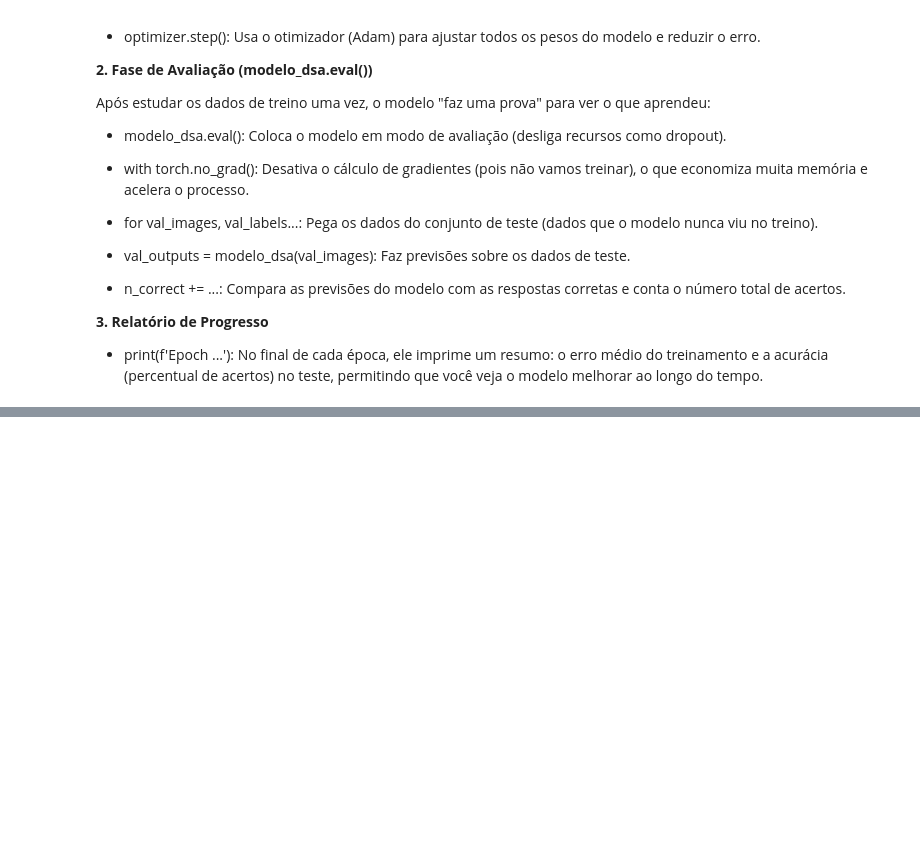
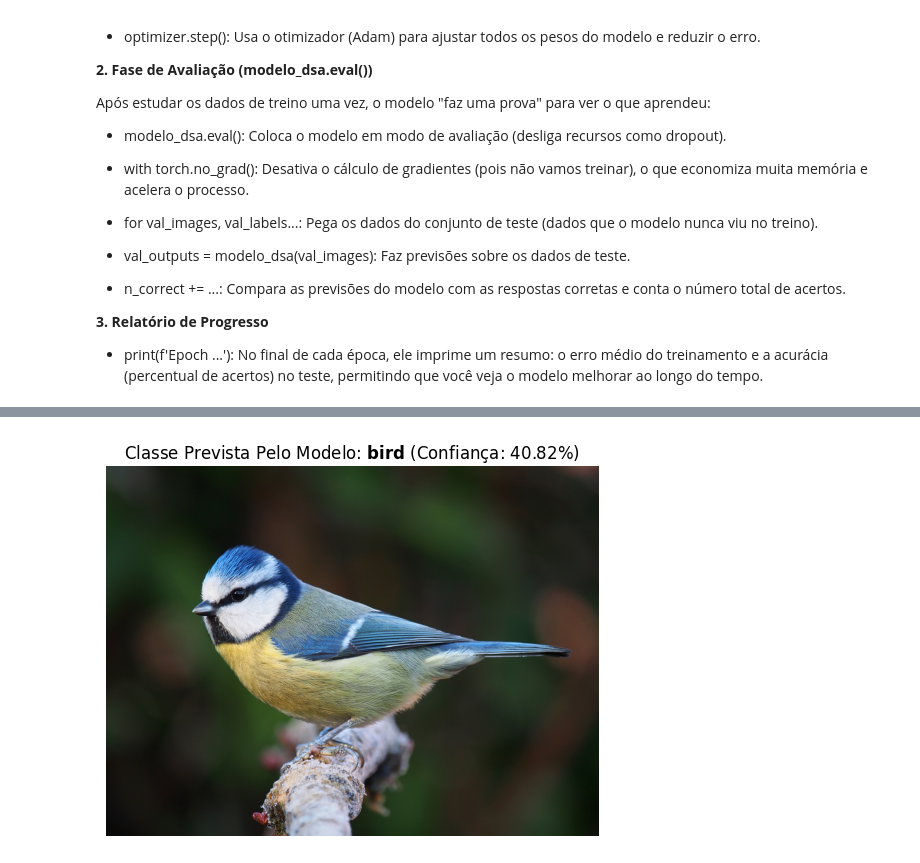
Before and after one commit to hugogsmendes/Mini-Projetos-DSA, a Jupyter notebook: Mini_Projeto1.ipynb, the cells around one changed output, grey strips where cells are left out. Drawn from its saved outputs; the diff is of its cells as text; code cells hidden in the pictures; blank space fills up the shorter version.

```diff
--- a/Mini_Projeto1.ipynb
+++ b/Mini_Projeto1.ipynb
@@ -437,0 +541,4 @@ Wall time: 2min 41s
+# %%
+PATH = './modelo_dsa_mp1.pth'
+torch.save(modelo_dsa.state_dict(), PATH)
+print(f'Modelo salvo em: {PATH}')
@@ -437,0 +549,6 @@ Wall time: 2min 41s
+# %%
+# Cria uma nova instância do modelo
+model_carregado = ConvNet().to(device)
+# %%
+# Carrega os pesos (state_dict) salvos
+model_carregado.load_state_dict(torch.load(PATH))
@@ -437,0 +569,9 @@ Wall time: 2min 41s
+# %%
+# Definir a transformação para imagens de inferência
+# Deve ser a MESMA transformação usada no treino/teste
+# (Exceto por augmentations, que não usamos aqui)
+inference_transform = transforms.Compose([
+    transforms.Resize((32, 32)), # Garantir que a imagem tenha 32x32
+    transforms.ToTensor(),
+    transforms.Normalize((0.5, 0.5, 0.5), (0.5, 0.5, 0.5))
+])
@@ -437,0 +622,5 @@ Wall time: 2min 41s
+# %%
+# Usamos o modelo para classificar a imagem
+dsa_ia_classifica_imagem("imagem1.jpg", model_carregado)
+# %% [output]
+[figure, added]
```
Also changed, not shown: parts of 15 cells of this notebook.
